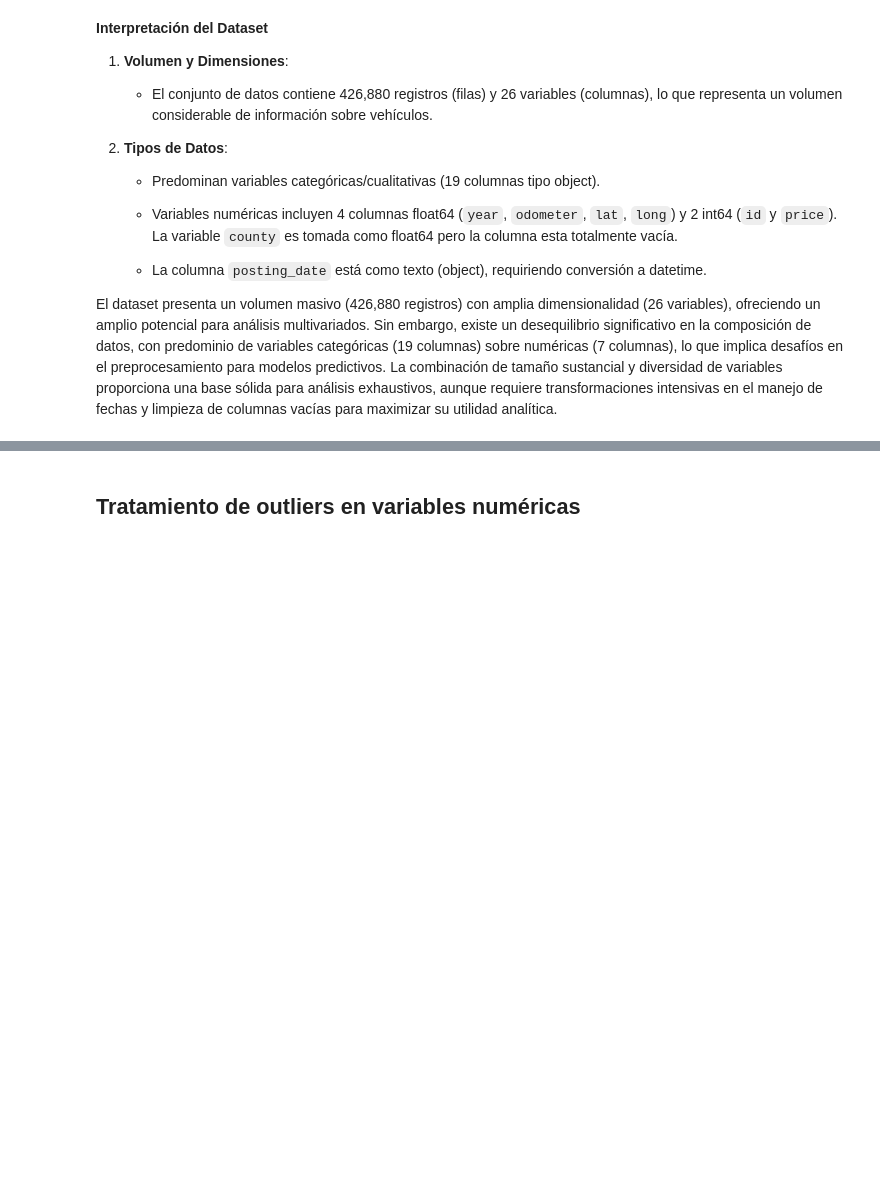
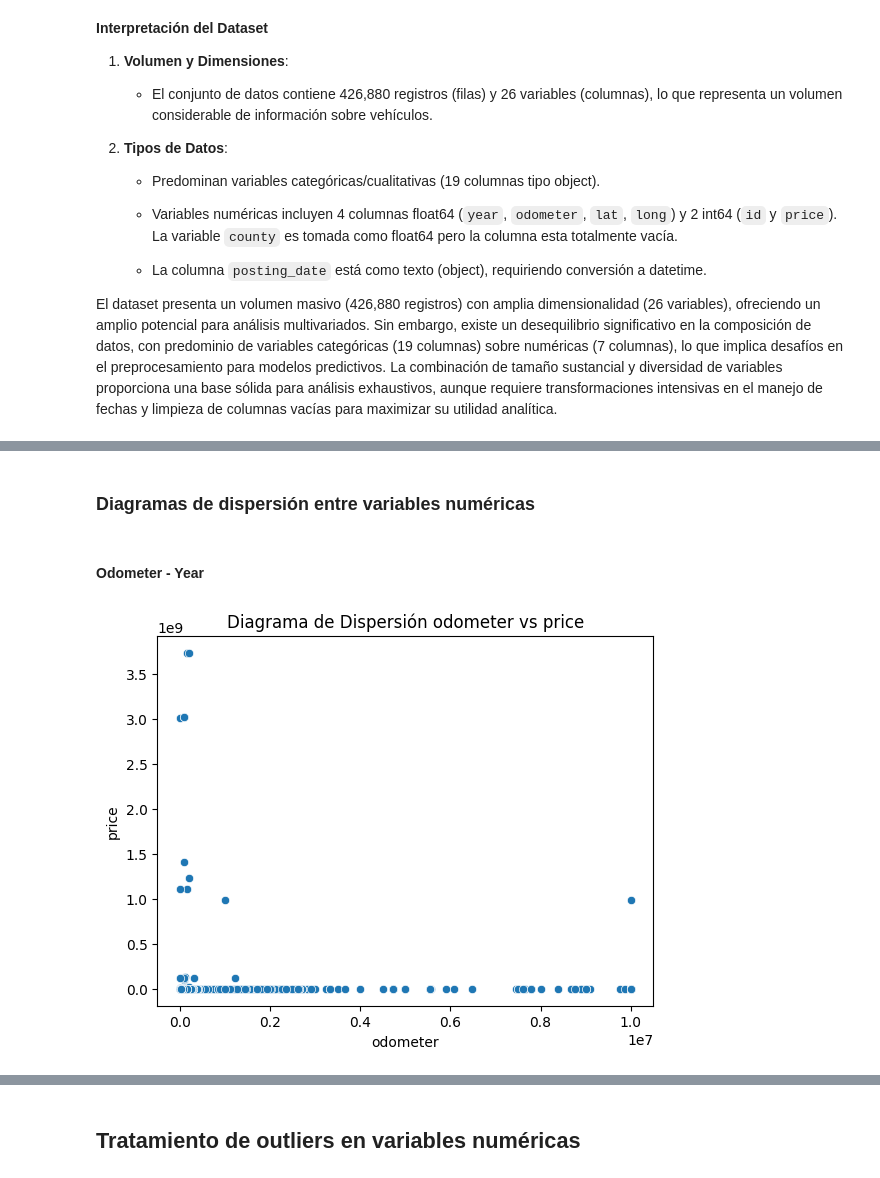
Before and after one commit to cristianclc/modelos_ridge_lasso_logistic, a Jupyter notebook: _sources/miniproject.ipynb, the cells around one changed output, grey strips where cells are left out. Saved outputs shown, nothing was run; the diff lists cells and outputs as text; code cells hidden in the pictures; blank space fills up the shorter version.

```diff
--- a/_sources/miniproject.ipynb
+++ b/_sources/miniproject.ipynb
@@ -95,0 +128,13 @@ El dataset presenta un volumen masivo (426,880 registros) con amplia dimensional
+# %% [markdown]
+### Diagramas de dispersión entre variables numéricas
+# %% [markdown]
+#### Odometer - Year
+# %%
+sns.scatterplot(data=df, x='odometer', y='price')
+
+plt.title('Diagrama de Dispersión odometer vs price')
+plt.xlabel('odometer')
+plt.ylabel('price')
+plt.show()
+# %% [output]
+[figure, added]
```
Also changed, not shown: parts of 36 cells of this notebook, 19 other files.
